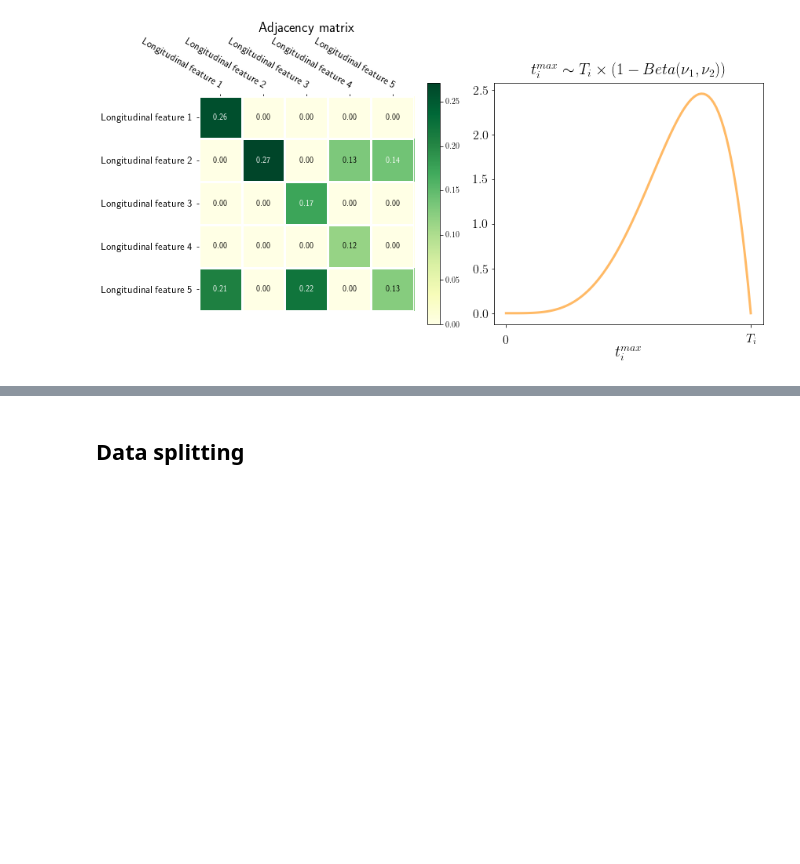
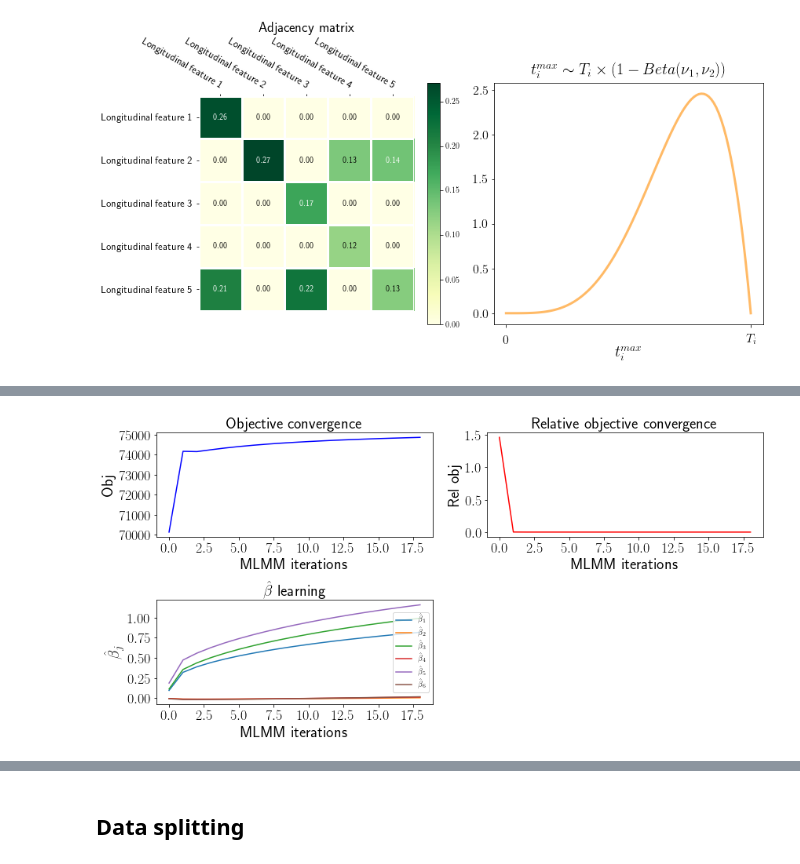
Before and after one commit to Califrais/flash, a Jupyter notebook: Lights tutorial.ipynb, the cells around one changed output, grey strips where cells are left out. Saved outputs shown, nothing was run; the diff lists cells and outputs as text; code cells hidden in the pictures; blank space fills up the shorter version.

```diff
--- a/Lights tutorial.ipynb
+++ b/Lights tutorial.ipynb
@@ -238,3 +239,21 @@ fig.tight_layout()
 plt.show()
 # %% [output]
 [figure]
+# %%
+from lights.mlmm import MLMM
+from lights.base import extract_features
+
+simu = SimuJointLongitudinalSurvival(n_samples=200,
+                                     n_time_indep_features=5,
+                                     n_long_features=3, seed=123,
+                                     high_risk_rate=0)
+# simulation with no latent subgroups
+Y = simu.simulate()[1]
+true_beta = simu.fixed_effect_coeffs[0]
+
+fixed_effect_time_order = 1
+mlmm = MLMM(fixed_effect_time_order=fixed_effect_time_order,
+            print_every=5, tol=5e-5, initialize=False)
+extracted_features = extract_features(Y, fixed_effect_time_order)
+mlmm.fit(extracted_features)
+beta, D, phi = mlmm.fixed_effect_coeffs, mlmm.long_cov, mlmm.phi
@@ -240,0 +278,29 @@ plt.show()
+# %%
+fig = plt.figure(figsize=(12, 6))
+ax = fig.add_subplot(221)
+plt.title("Objective convergence", fontsize=20)
+plt.xlabel('MLMM iterations', fontsize=20)
+plt.ylabel('Obj', fontsize=20)
+plt.xticks(fontsize = 18)
+plt.yticks(fontsize = 18)
+plot_history(mlmm, name="obj", ax=ax, color='b', legend=False)
+ax = fig.add_subplot(222)
+plt.title("Relative objective convergence", fontsize=20)
+plt.xlabel('MLMM iterations', fontsize=20)
+plt.ylabel('Rel obj', fontsize=20)
+plt.xticks(fontsize = 18)
+plt.yticks(fontsize = 18)
+plot_history(mlmm, name="rel_obj", ax=ax, color='r', legend=False)
+ax = fig.add_subplot(223)
+plt.title(r"$\hat\beta$ learning", fontsize=20)
+plt.xlabel('MLMM iterations', fontsize=20)
+plt.ylabel(r'$\hat\beta_j$', fontsize=20)
+plt.xticks(fontsize = 18)
+plt.yticks(fontsize = 18)
+plot_history(mlmm, name="fixed_effect_coeffs", ax=ax)
+leg = [r"$\hat\beta_%s$" % j for j in range(1, 7)]
+ax.legend(leg);
+fig.tight_layout()
+plt.show()
+# %% [output]
+[figure, added]
```
Also changed, not shown: parts of 6 cells of this notebook.
